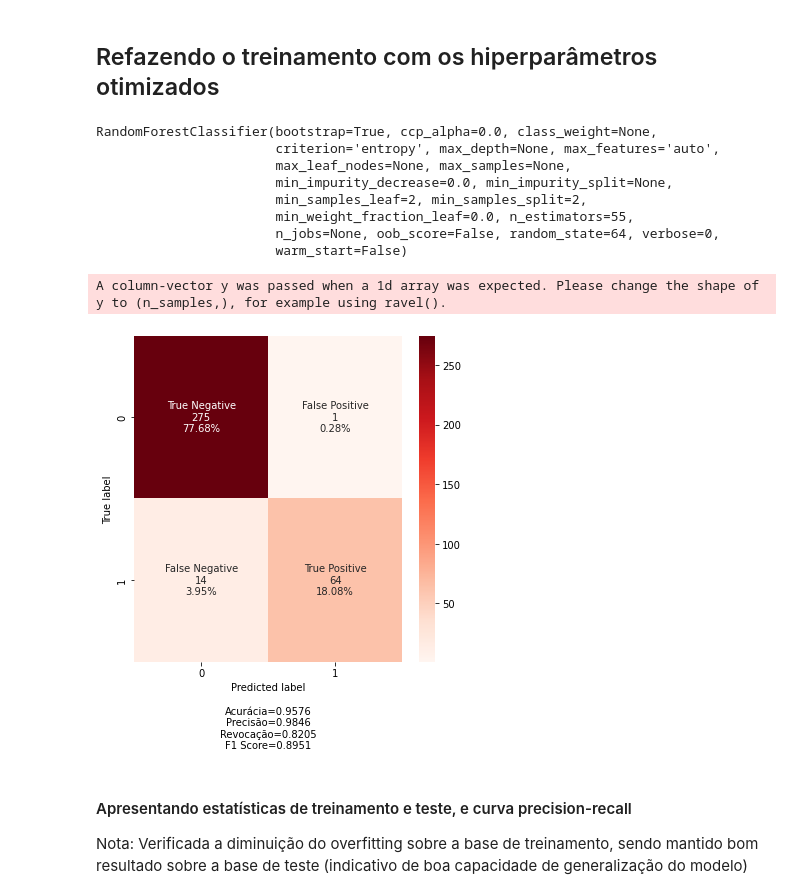
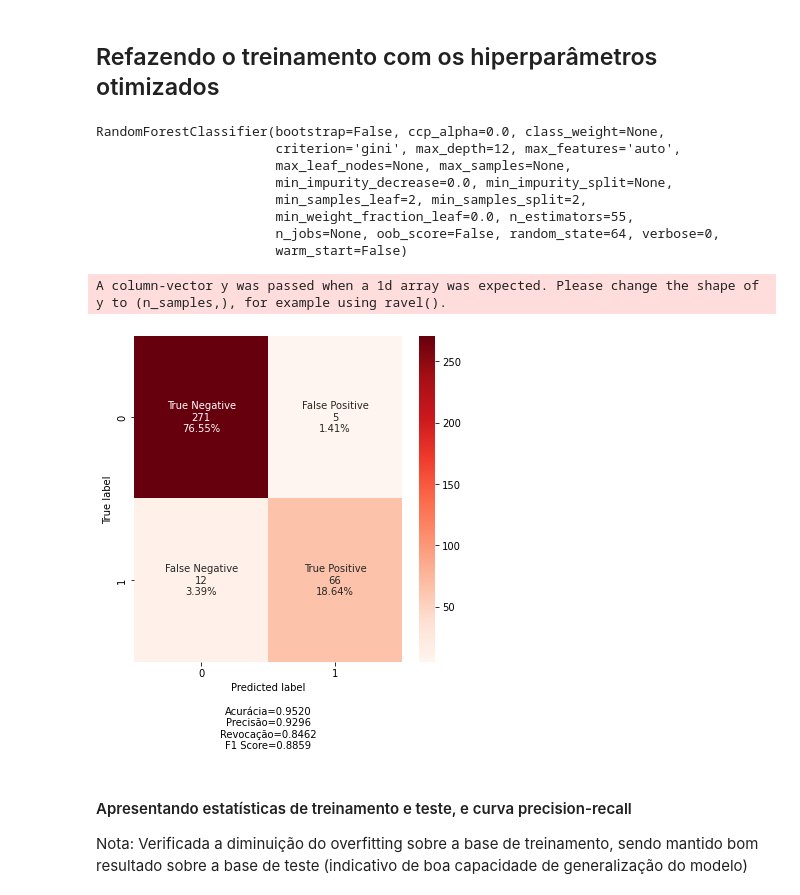
Before and after one commit to Mastroiani/TCC, a Jupyter notebook: MLDT.ipynb, the cells around one changed output. Saved outputs shown, nothing was run; the diff lists cells and outputs as text; code cells hidden in the pictures.

```diff
--- a/MLDT.ipynb
+++ b/MLDT.ipynb
@@ -75,9 +80,11 @@ df.shape
 # %%
-from sklearn.preprocessing import LabelEncoder
+"""from sklearn.preprocessing import LabelEncoder
 le = LabelEncoder()
 df['pais_de_origem_enc'] = le.fit_transform(df['pais_de_origem'])
 df['pais_de_aquisicao_enc'] = le.fit_transform(df['pais_de_aquisicao'])
 df['unidade_desembaraco_enc'] = le.fit_transform(df['unidade_desembaraco'])
+df['incoterm_enc'] = le.fit_transform(df['incoterm'])
+df.head(2)"""
 df.head(2)
 # %% [output]
 |  | adicao | item | ano | mes | cod_ncm | descricao_do_codigo_ncm | pais | pais_de_origem | pais_1 | ... |
@@ -89,13 +96,12 @@ df.head(2)
 <h2>Definindo variáves usadas no treinamento (X) e variável target (y)</h2>
 # %%
-X = df[['pais_de_origem_enc', 'pais_de_aquisicao_enc','unidade_desembaraco_enc',
+X = df[['pais_de_origem_enc', 'pais_de_aquisicao_enc','unidade_desembaraco_enc', 'incoterm_enc',
        'qtde_estatistica',
        'vmle_dolar',
        'vl_frete_dolar',
        'vl_seguro_dolar',
        'valor_un_prod_dolar',
        'qtd_comercial',
-       'tot_un_prod_dolar',
        'peso_liquido_rateado',
        'valor_frete_rateado',
        'seguro_rateado',
@@ -944,23 +1025,25 @@ pickle.dump(ml_DT2, open(file_name,'wb'))
 # %% [markdown]
 # <h2>Refazendo o treinamento com os hiperparâmetros otimizados</h2>
 # %%
-# instanciando modelo 'ml_Rf3' com hiperparâmetros otimizados: {criterion': 'entropy', 'max_depth': None, 'max_leaf_nodes': 15, 'min_impurity_decrease': 0.0005, 'min_samples_leaf': 15, 'min_samples_split': 2}
-ml_RF3 = RandomForestClassifier(bootstrap = True, criterion='entropy', max_depth= None, max_features= 'auto',  min_samples_leaf= 2, min_samples_split= 2, n_estimators= 55, random_state=64)
+# instanciando modelo 'ml_Rf3' com hiperparâmetros otimizados:
+# {'bootstrap': False, 'criterion': 'gini', 'max_depth': 12, 'max_leaf_nodes': None, 'min_samples_leaf': 2, 'min_samples_split': 2, 'n_estimators': 55}
+
+ml_RF3 = RandomForestClassifier(bootstrap = False, criterion='gini', max_leaf_nodes = None, max_depth= 12, min_samples_leaf= 2, min_samples_split= 2, n_estimators= 55, random_state=64)
 print(ml_RF3)
 
 # executando o treinamento do modelo
 train_model(ml_RF3)
 # %% [output]
-RandomForestClassifier(bootstrap=True, ccp_alpha=0.0, class_weight=None,
-                       criterion='entropy', max_depth=None, max_features='auto',
+RandomForestClassifier(bootstrap=False, ccp_alpha=0.0, class_weight=None,
+                       criterion='gini', max_depth=12, max_features='auto',
                        max_leaf_nodes=None, max_samples=None,
                        min_impurity_decrease=0.0, min_impurity_split=None,
                        min_samples_leaf=2, min_samples_split=2,
                        min_weight_fraction_leaf=0.0, n_estimators=55,
                        n_jobs=None, oob_score=False, random_state=64, verbose=0,
                        warm_start=False)
 A column-vector y was passed when a 1d array was expected. Please change the shape of y to (n_samples,), for example using ravel().
-[figure, old version]
+[figure, new version]
 # %% [markdown]
 <h4>Apresentando estatísticas de treinamento e teste, e curva precision-recall</h4>
   <h10>Nota: Verificada a diminuição do overfitting sobre a base de treinamento, sendo mantido bom resultado sobre a base de teste (indicativo de boa capacidade de generalização do modelo)</h10>
```
Also changed, not shown: parts of 52 cells of this notebook.
